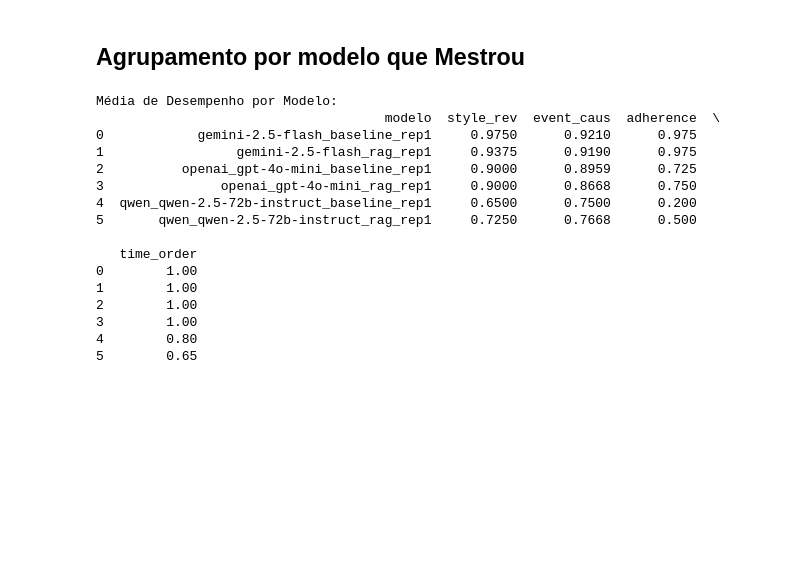
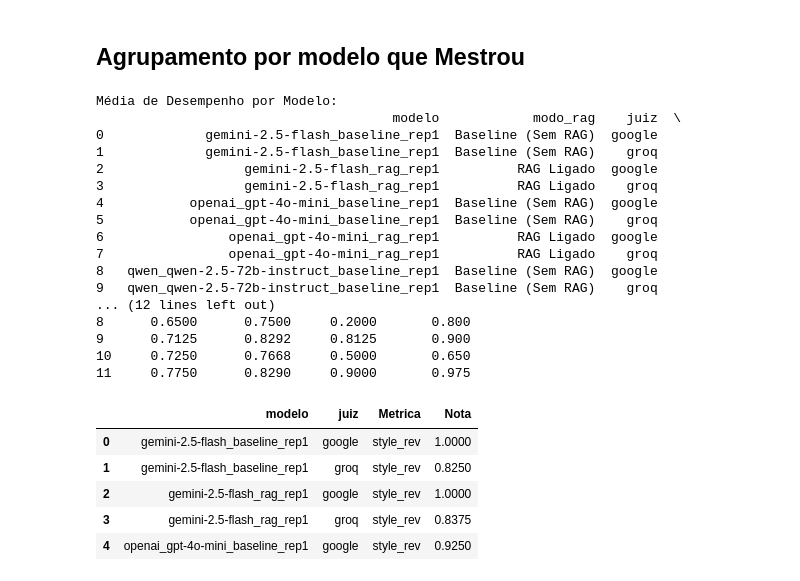
Before and after one commit to CarlosFranchN/gm-bot-tcc, a Jupyter notebook: main.ipynb, the cells around one changed output. Cells and saved outputs as stored; diff of their text form; code cells hidden in the pictures; blank space fills up the shorter version.

```diff
--- a/main.ipynb
+++ b/main.ipynb
@@ -78,25 +78,36 @@ plt.show()
 # %% [markdown]
 ## Agrupamento por modelo que Mestrou
 # %%
-df_agg_modelo = df.groupby('modelo')[metricas].mean().reset_index()
+df_agg_modelo = df.groupby(['modelo', 'modo_rag','juiz'])[metricas].mean().reset_index()
 
 print("Média de Desempenho por Modelo:")
 print(df_agg_modelo)
 # %% [output]
 Média de Desempenho por Modelo:
-                                     modelo  style_rev  event_caus  adherence  \
-0            gemini-2.5-flash_baseline_rep1     0.9750      0.9210      0.975
-1                 gemini-2.5-flash_rag_rep1     0.9375      0.9190      0.975
-2          openai_gpt-4o-mini_baseline_rep1     0.9000      0.8959      0.725
-3               openai_gpt-4o-mini_rag_rep1     0.9000      0.8668      0.750
-4  qwen_qwen-2.5-72b-instruct_baseline_rep1     0.6500      0.7500      0.200
-5       qwen_qwen-2.5-72b-instruct_rag_rep1     0.7250      0.7668      0.500
-
-   time_order
-0        1.00
-1        1.00
-2        1.00
-3        1.00
-4        0.80
-5        0.65
+                                      modelo            modo_rag    juiz  \
+0             gemini-2.5-flash_baseline_rep1  Baseline (Sem RAG)  google
+1             gemini-2.5-flash_baseline_rep1  Baseline (Sem RAG)    groq
+2                  gemini-2.5-flash_rag_rep1          RAG Ligado  google
+3                  gemini-2.5-flash_rag_rep1          RAG Ligado    groq
+4           openai_gpt-4o-mini_baseline_rep1  Baseline (Sem RAG)  google
+5           openai_gpt-4o-mini_baseline_rep1  Baseline (Sem RAG)    groq
+6                openai_gpt-4o-mini_rag_rep1          RAG Ligado  google
+7                openai_gpt-4o-mini_rag_rep1          RAG Ligado    groq
+8   qwen_qwen-2.5-72b-instruct_baseline_rep1  Baseline (Sem RAG)  google
+9   qwen_qwen-2.5-72b-instruct_baseline_rep1  Baseline (Sem RAG)    groq
+... (12 lines left out)
+8      0.6500      0.7500     0.2000       0.800
+9      0.7125      0.8292     0.8125       0.900
+10     0.7250      0.7668     0.5000       0.650
+11     0.7750      0.8290     0.9000       0.975
+# %%
+df_melted = df_agg_modelo.melt(id_vars=['modelo','juiz'], value_vars=metricas, var_name='Metrica', value_name='Nota')
+df_melted.head()
+# %% [output]
+|  | modelo | juiz | Metrica | Nota |
+| 0 | gemini-2.5-flash_baseline_rep1 | google | style_rev | 1.0000 |
+| 1 | gemini-2.5-flash_baseline_rep1 | groq | style_rev | 0.8250 |
+| 2 | gemini-2.5-flash_rag_rep1 | google | style_rev | 1.0000 |
+| 3 | gemini-2.5-flash_rag_rep1 | groq | style_rev | 0.8375 |
+| 4 | openai_gpt-4o-mini_baseline_rep1 | google | style_rev | 0.9250 |
 # %%
```
Also changed, not shown: parts of 6 cells of this notebook, 19 other files.
